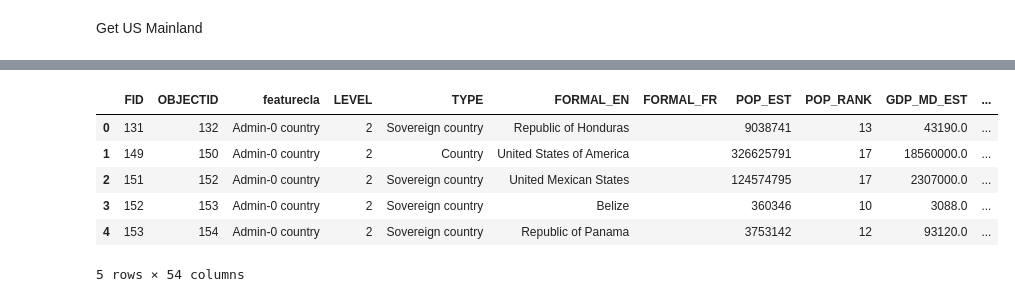
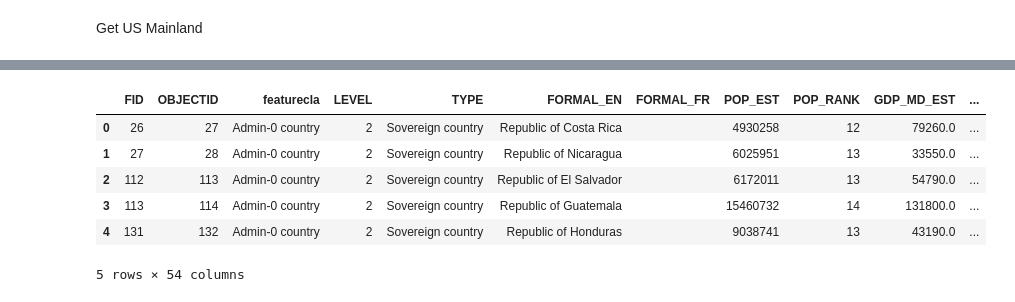
Before and after one commit to OPERA-Cal-Val/DSWx-Validation-Experiments, a Jupyter notebook: marshak/north_america_boundaries/Aggregate North America for OPERA.ipynb, the cells around one changed output, grey strips where cells are left out. Cells and saved outputs as stored; diff of their text form; code cells hidden in the pictures.

```diff
--- a/marshak/north_america_boundaries/Aggregate North America for OPERA.ipynb
+++ b/marshak/north_america_boundaries/Aggregate North America for OPERA.ipynb
@@ -65,6 +65,6 @@ central_america_mainland = ['Belize',
                             'Republic of Honduras',
                             'Republic of Panama',
                             'Republic of Nicaragua',
-                            'Republic of El Salvador'
+                            'Republic of El Salvador',
                             'Republic of Guatemala',
                            ]
@@ -107,4 +101,4 @@ Get US Mainland
 # %%
-us_mainland_geo = df_us.geometry[0][0]
+us_mainland_geo = df_us.geometry[0].geoms[0]
 us_mainland_geo
 # %% [output]
@@ -111,0 +106,3 @@ us_mainland_geo
+# %%
+ak_geo = df_us.geometry[0].geoms[1]
+ak_geo
@@ -118,0 +118,4 @@ df_canada.plot()
+# %%
+df_canada2 = df_countries_hr[df_countries_hr.FORMAL_EN == 'Canada'].reset_index(drop=True)
+df_canada2.geometry = df_canada2.geometry.intersection(ak_geo.buffer(2))
+df_canada2.plot()
@@ -119,13 +125,16 @@ df_canada.plot()
 # %%
-df_north_america_opera = pd.concat([df_north_america_temp, df_canada], axis=0).reset_index(drop=True)
+df_north_america_opera = pd.concat([df_north_america_temp,
+                                    df_canada,
+                                    df_canada2
+                                   ], axis=0).reset_index(drop=True)
 df_north_america_opera.head()
 # %% [output]
 |  | FID | OBJECTID | featurecla | LEVEL | TYPE | FORMAL_EN | FORMAL_FR | POP_EST | POP_RANK | GDP_MD_EST | ... |
-| 0 | 131 | 132 | Admin-0 country | 2 | Sovereign country | Republic of Honduras |  | 9038741 | 13 | 43190.0 | ... |
-| 1 | 149 | 150 | Admin-0 country | 2 | Country | United States of America |  | 326625791 | 17 | 18560000.0 | ... |
-| 2 | 151 | 152 | Admin-0 country | 2 | Sovereign country | United Mexican States |  | 124574795 | 17 | 2307000.0 | ... |
-| 3 | 152 | 153 | Admin-0 country | 2 | Sovereign country | Belize |  | 360346 | 10 | 3088.0 | ... |
-| 4 | 153 | 154 | Admin-0 country | 2 | Sovereign country | Republic of Panama |  | 3753142 | 12 | 93120.0 | ... |
+| 0 | 26 | 27 | Admin-0 country | 2 | Sovereign country | Republic of Costa Rica |  | 4930258 | 12 | 79260.0 | ... |
+| 1 | 27 | 28 | Admin-0 country | 2 | Sovereign country | Republic of Nicaragua |  | 6025951 | 13 | 33550.0 | ... |
+| 2 | 112 | 113 | Admin-0 country | 2 | Sovereign country | Republic of El Salvador |  | 6172011 | 13 | 54790.0 | ... |
+| 3 | 113 | 114 | Admin-0 country | 2 | Sovereign country | Republic of Guatemala |  | 15460732 | 14 | 131800.0 | ... |
+| 4 | 131 | 132 | Admin-0 country | 2 | Sovereign country | Republic of Honduras |  | 9038741 | 13 | 43190.0 | ... |
 5 rows × 54 columns
 # %%
 df_north_america_opera.plot()
```
Also changed, not shown: parts of 10 cells of this notebook, 5 other files.
